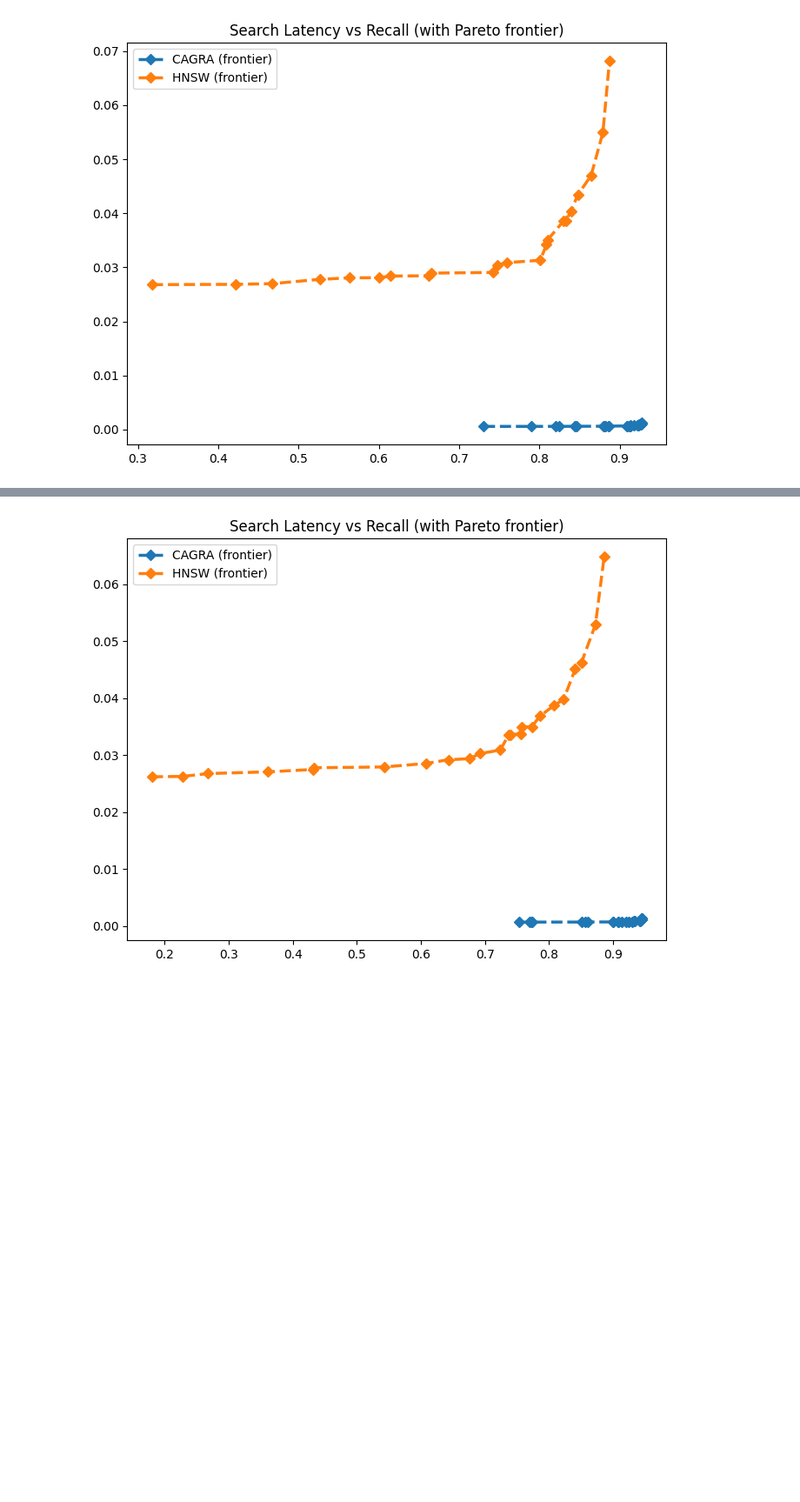
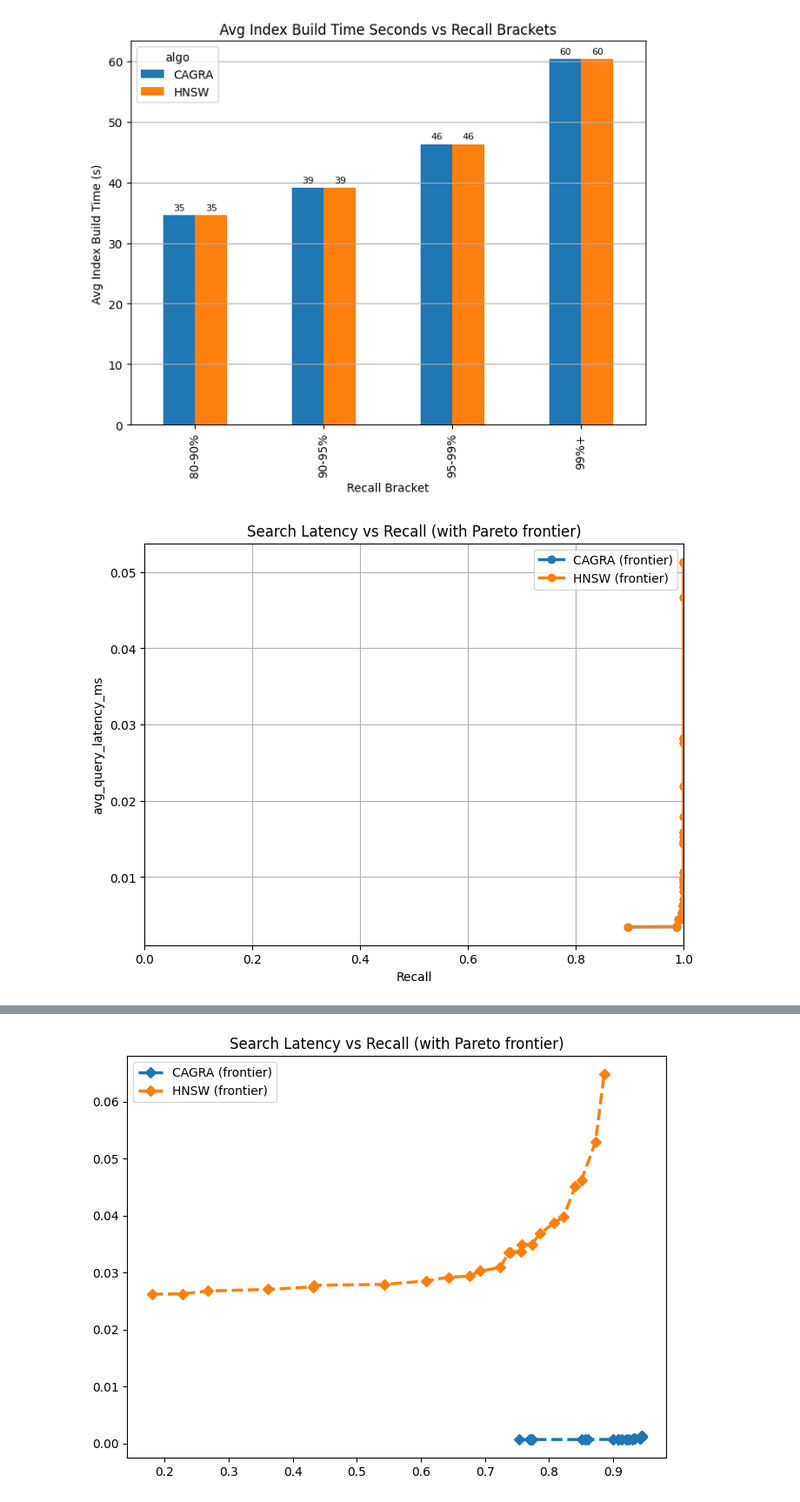
Before and after one commit to singhmanas1/filtered-ads-vector-search, a Jupyter notebook: create_plots.ipynb, the cells around one changed output, grey strips where cells are left out. Shown at 87% size. Drawn from its saved outputs; the diff is of its cells as text; code cells hidden in the pictures; blank space fills up the shorter version.

```diff
--- a/create_plots.ipynb
+++ b/create_plots.ipynb
@@ -298,7 +298,8 @@ def main_notebook(
     return main(Path(cagra_csv), Path(hnsw_csv), Path(outdir), show=show, frontier_only=frontier_only)
 # %%
 #CAGRA low-rated vs HNSW low-rated (3 plots - build time, search latency, and throughput)
-main_notebook('cagra_fp16_ranges_<1.0_5000000vecs_filter16pct_grid_search_results_new.csv',
-             'hnsw_fp16_ranges_<1.0_5000000vecs_filter16pct_grid_search_results_new.csv')
+main_notebook('/raid/home/ubuntu/filtered-ads-vector-search/cagra_fp16_<1.0_4990000vecs_filter16pct_grid_search_results_new.csv',
+             '/raid/home/ubuntu/filtered-ads-vector-search/cagra_fp16_<1.0_4990000vecs_filter16pct_grid_search_results_new.csv')
 # %% [output]
-[figure, old version]
+[figure, new version]
+[figure, added]
```
Also changed, not shown: parts of 1 cell of this notebook, 6 other files.
